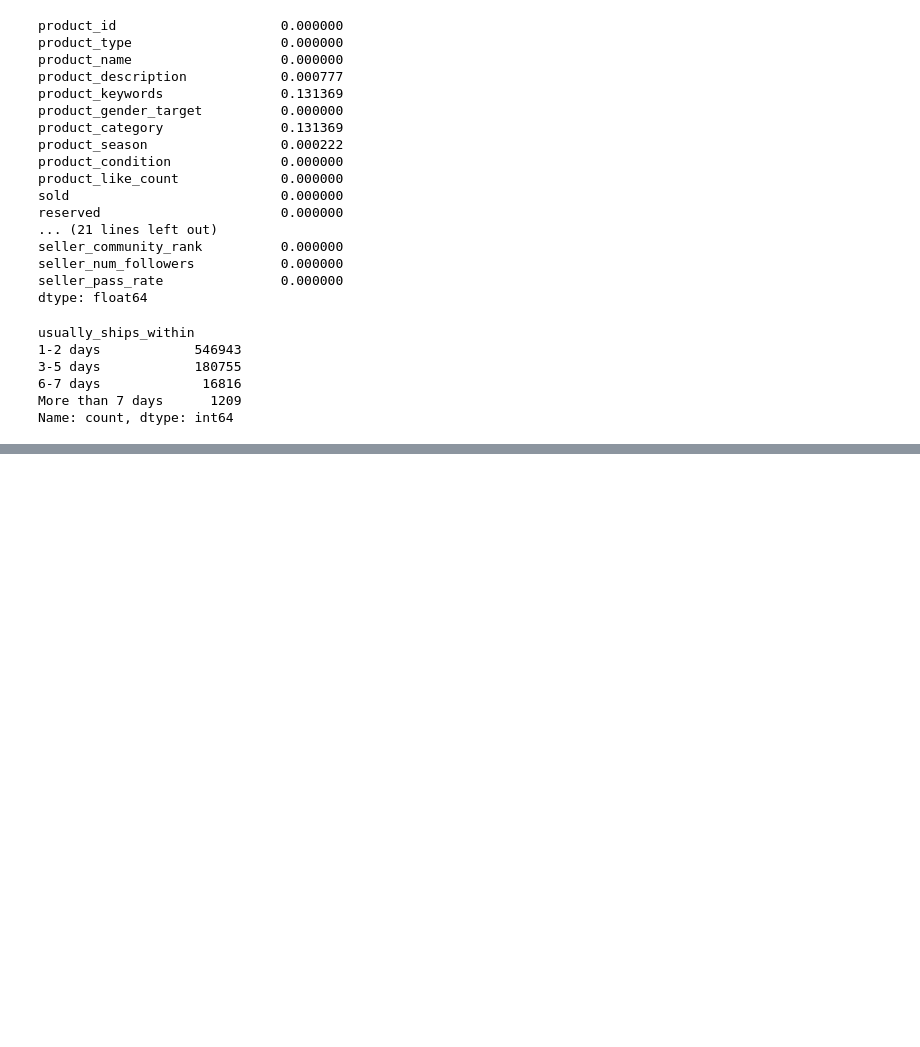
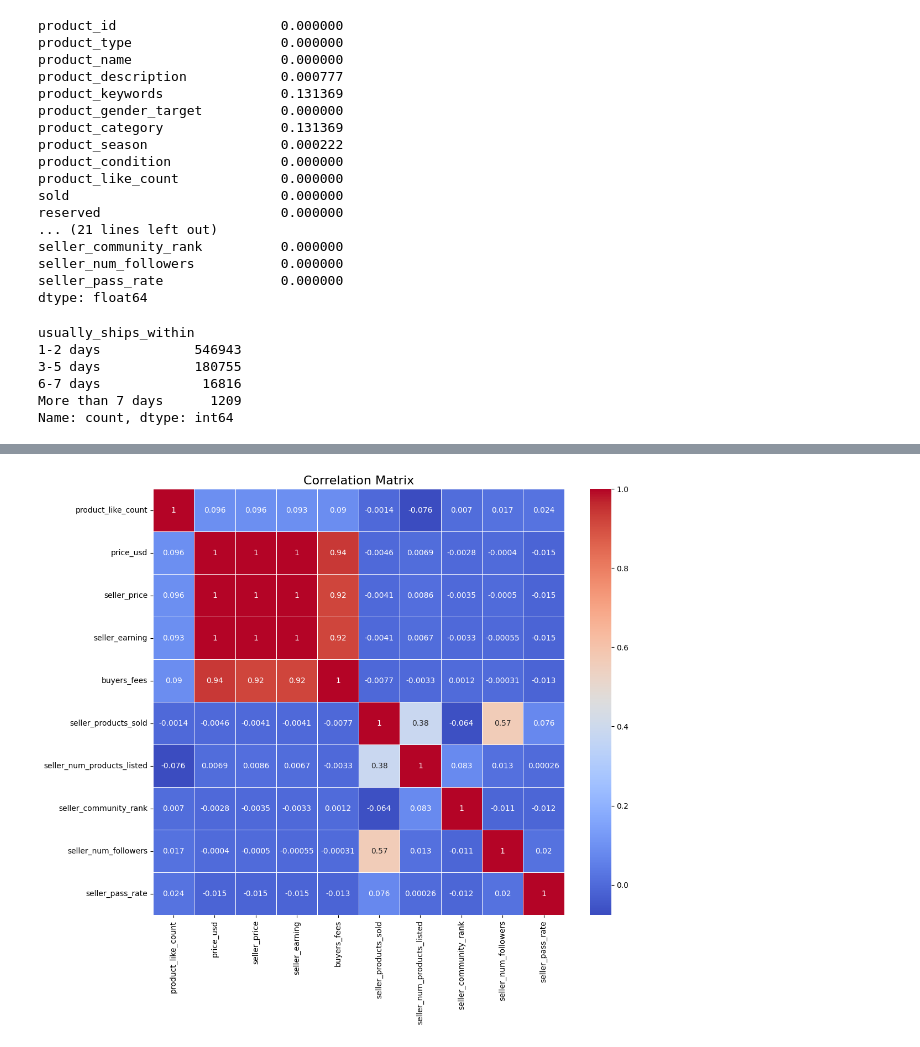
Before and after one commit to aplabey/2nd_hand_fashion_valuation, a Jupyter notebook: notebooks/notebook_SA.ipynb, the cells around one changed output, grey strips where cells are left out. Drawn from its saved outputs; the diff is of its cells as text; code cells hidden in the pictures; blank space fills up the shorter version.

```diff
--- a/notebooks/notebook_SA.ipynb
+++ b/notebooks/notebook_SA.ipynb
@@ -112,0 +318,4 @@ df1['usually_ships_within'] = imputer.transform(df1[''])
+# %%
+numerical_colns = df1.select_dtypes(include=np.number)
+numerical_colns = numerical_colns[['product_like_count','price_usd', 'seller_price', 'seller_earning', 'buyers_fees', 'seller_products_sold', 'seller_num_products_listed', 'seller_community_rank', 'seller_num_followers', 'seller_pass_rate']]
+numerical_colns
@@ -112,0 +336,8 @@ df1['usually_ships_within'] = imputer.transform(df1[''])
+# %%
+correlation_matrix = numerical_colns.corr()
+plt.figure(figsize=(12, 10))
+sns.heatmap(correlation_matrix, annot=True, cmap='coolwarm', linewidths=0.5)
+plt.title('Correlation Matrix', fontsize=16)
+plt.show()
+# %% [output]
+[figure, added]
```
Also changed, not shown: parts of 65 cells of this notebook.
